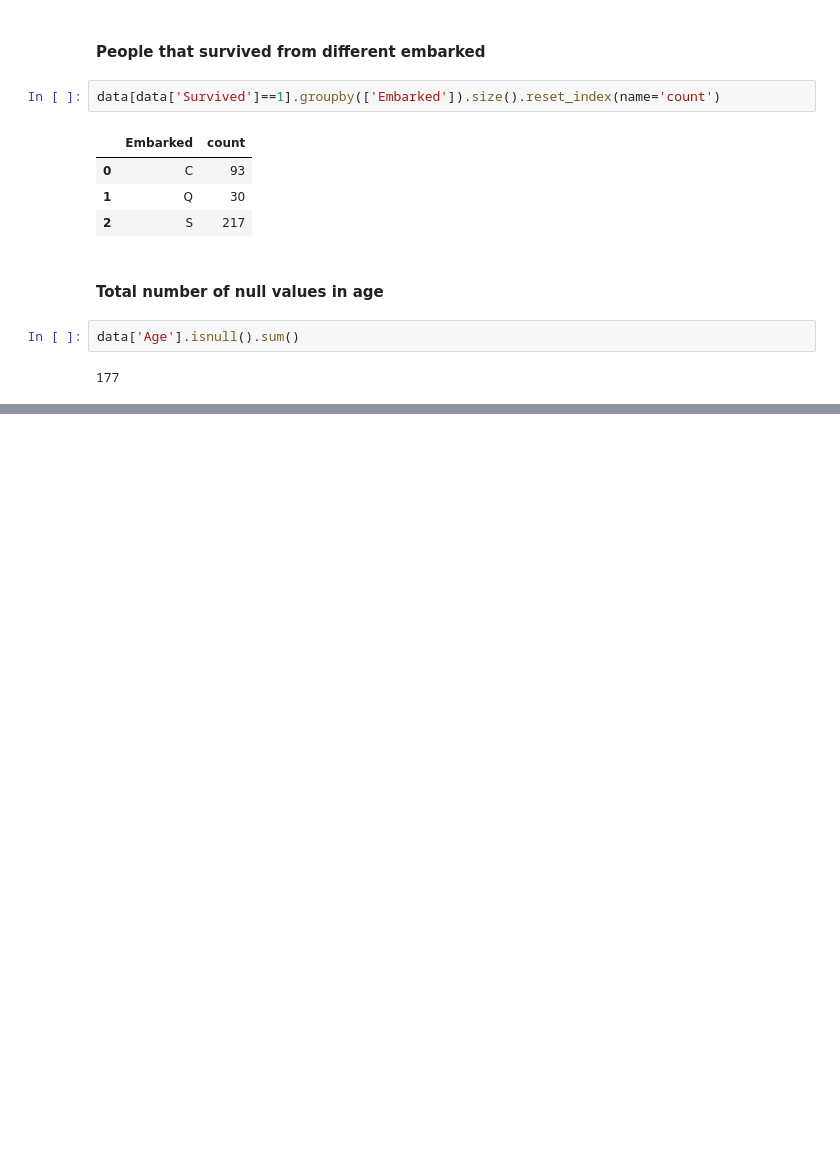
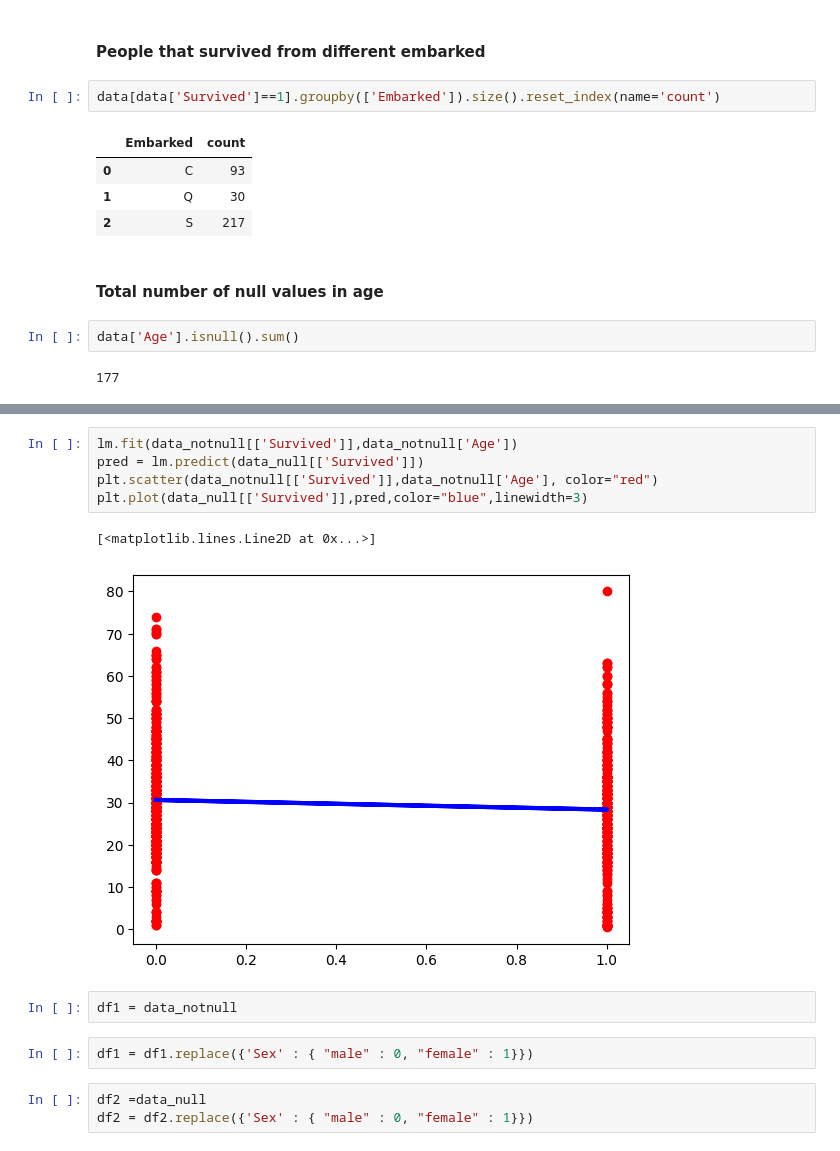
Before and after one commit to Adam-pw/Machine-Learning-Practice, a Jupyter notebook: Titanic Problem/titanic.ipynb, the cells around one changed output, grey strips where cells are left out. Saved outputs shown, nothing was run; the diff lists cells and outputs as text; blank space fills up the shorter version.

```diff
--- a/Titanic Problem/titanic.ipynb
+++ b/Titanic Problem/titanic.ipynb
@@ -135,0 +180,15 @@ index_sum["PassengerId"].sum()
+# %%
+lm.fit(data_notnull[['Survived']],data_notnull['Age'])
+pred = lm.predict(data_null[['Survived']])
+plt.scatter(data_notnull[['Survived']],data_notnull['Age'], color="red")
+plt.plot(data_null[['Survived']],pred,color="blue",linewidth=3)
+# %% [output]
+[<matplotlib.lines.Line2D at 0x...>]
+[figure, added]
+# %%
+df1 = data_notnull
+# %%
+df1 = df1.replace({'Sex' : { "male" : 0, "female" : 1}})
+# %%
+df2 =data_null
+df2 = df2.replace({'Sex' : { "male" : 0, "female" : 1}})
```
Also changed, not shown: parts of 21 cells of this notebook, 1 other file.
